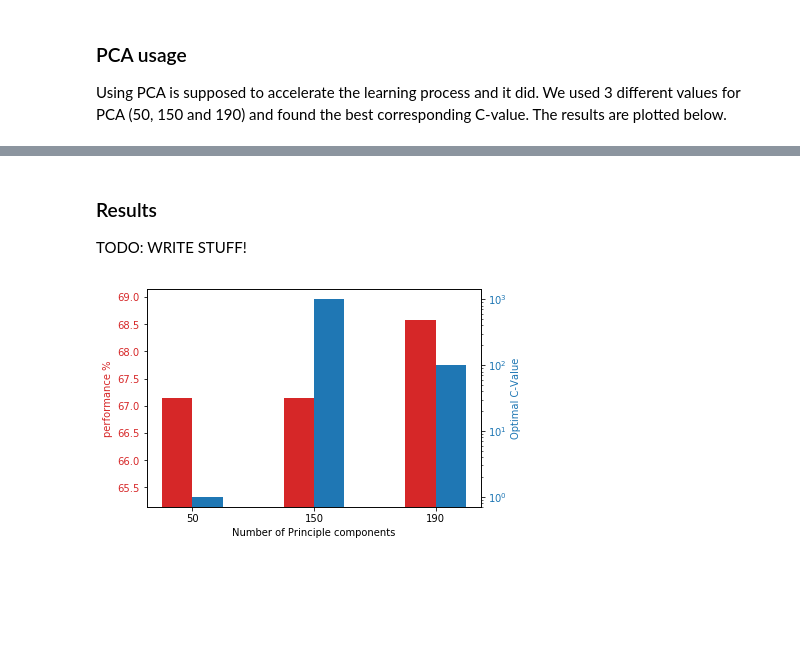
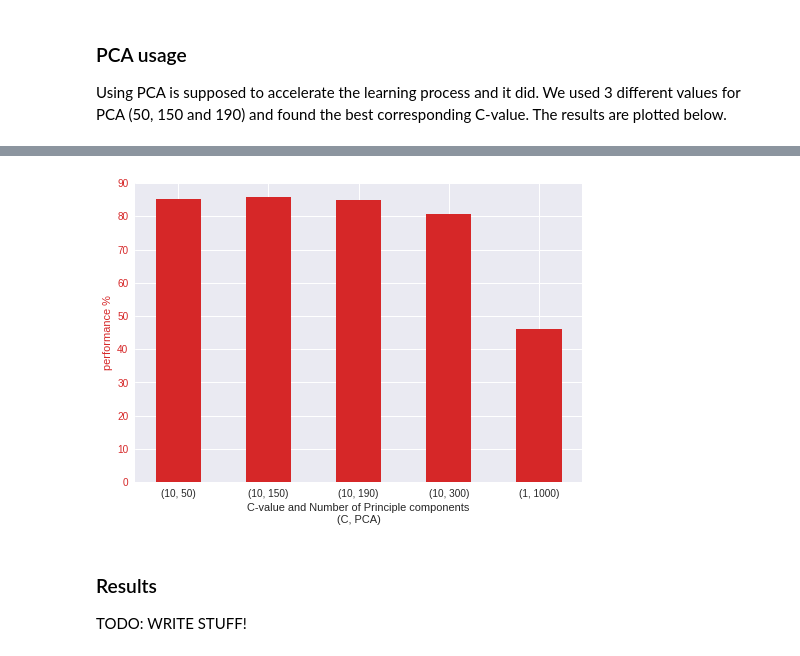
Before and after one commit to AbdelrahmanKhaledAmer/ML_Project, a Jupyter notebook: project2/Task1.ipynb, the cells around one changed output, grey strips where cells are left out. Cells and saved outputs as stored; diff of their text form; code cells hidden in the pictures; blank space fills up the shorter version.

```diff
--- a/project2/Task1.ipynb
+++ b/project2/Task1.ipynb
@@ -17,7 +17,7 @@ from sklearn.svm import SVC
 # %%
 lfw_people = fetch_lfw_people(
     data_home="/media/abdelrahman/CE92DD4992DD3725/GUC/Semester 9 Winter 2018/CSEN1067. Machine Learning Algorithms/Project/Project 1/code/project2/datasets/task1/lfw_funneled",
-    min_faces_per_person=10, resize=0.4,download_if_missing= False)
+    min_faces_per_person=70, resize=0.4,download_if_missing= True)
 
 # introspect the images arrays to find the shapes (for plotting)
 n_samples, h, w = lfw_people.images.shape
@@ -31,13 +31,13 @@ y = lfw_people.target
 target_names = lfw_people.target_names
 n_classes = target_names.shape[0]
 
-# print("Total dataset size:",X.shape)
-# print("n_samples: %d" % n_samples)
-# print("n_features: %d" % n_features)
-# print("n_classes: %d" % n_classes)
+print("Total dataset size:",X.shape)
+print("n_samples: %d" % n_samples)
+print("n_features: %d" % n_features)
+print("n_classes: %d" % n_classes)
 
 # Standardize the data set
 X = (X - X.mean()) / X.std()
 
 # split into a training and testing set
-X_train, X_test, y_train, y_test = train_test_split(X, y, test_size=0.25, random_state=42)
+X_train, X_test, y_train, y_test = train_test_split(X, y, test_size=0.20, random_state=42)
@@ -63,12 +90,12 @@ C-value of best estimator found by grid search:
 ### PCA usage
 Using PCA is supposed to accelerate the learning process and it did. We used 3 different values for PCA (50, 150 and 190) and found the best corresponding C-value. The results are plotted below.
 # %%
-from sklearn.metrics import accuracy_score
-from sklearn.metrics import f1_score
 # Compute a PCA (eigenfaces) on the face dataset (treated as unlabeled dataset): unsupervised feature extraction / dimensionality reduction
 used_n_components = []
 best_cs = []
 performance_acc = []
+best_acc = 0
+best_PCA = 0
 n_components_arr = [50, 150, 190, 300, 1000]
 for n_components in n_components_arr:
     print("Extracting the top %d eigenfaces from %d faces" % (n_components, X_train.shape[0]))
@@ -86,12 +113,13 @@ for n_components in n_components_arr:
     X_test_pca = pca.transform(X_test)
 
     print("Fitting the classifier to the training set")
-    param_grid = {'C': [1, 1e1, 1e2, 1e3], 'gamma': [0.0001, 0.0005, 0.001, 0.005, 0.01, 0.1]}
-    clf = GridSearchCV(SVC(kernel='rbf', class_weight='balanced'), param_grid, cv=5, iid=False)
+    param_grid = {'C': [1, 1e1, 1e2, 1e3]}
+    clf = GridSearchCV(SVC(), param_grid, cv=5, iid=False)
     clf = clf.fit(X_train_pca, y_train)
+
     print("C-value of best estimator found by grid search:", clf.best_estimator_.C)
     best_cs.append(clf.best_estimator_.C)
-    y_pred = clf.predict(X_test_pca)
-    performance_acc.append(accuracy_score(y_test, y_pred) * 100)
+    performance_acc.append(clf.score(X_test_pca, y_test) * 100)
+    print("score: ",clf.score(X_test_pca, y_test) * 100)
     print("")
 # %% [output]
@@ -115,34 +151,22 @@ Extracting the top 300 eigenfaces from 207 faces
+# %%
+fig, ax1 = plt.subplots()
+plt.xticks(np.arange(len(used_n_components)), list(zip(np.array(best_cs).astype(int), used_n_components)))
+
+width = 0.5
+
+ax1.set_xlabel('C-value and Number of Principle components\n(C, PCA)')
+
+color = 'tab:red'
+ax1.set_ylabel('performance %', color=color)
+# ax1.plot(used_n_components, performance_acc, color=color)
+ax1.bar(np.arange(len(performance_acc)), performance_acc, color=color, width=width)
+ax1.tick_params(axis='y', labelcolor=color)
+
+plt.show()
+# %% [output]
+[figure, added]
 # %% [markdown]
 ### Results
 TODO: WRITE STUFF!
-# %%
-# TODO: TRY OTHER GRAPHS (BAR GRAPH MIGHT BE A GOOD CHOICE)
-
-fig, ax1 = plt.subplots()
-plt.xticks(np.arange(len(used_n_components)), used_n_components)
-
-width = 0.25
-
-ax1.set_xlabel('Number of Principle components')
-
-color = 'tab:red'
-ax1.set_ylabel('performance %', color=color)
-# ax1.plot(used_n_components, performance_acc, color=color)
-ax1.bar(np.arange(len(performance_acc)) - width/2, performance_acc, color=color, width=width)
-ax1.tick_params(axis='y', labelcolor=color)
-ax1.set_ylim(bottom=np.min(performance_acc) - 2, top=np.min(performance_acc) + 2)
-
-ax2 = ax1.twinx()
-
-color = 'tab:blue'
-ax2.set_ylabel('Optimal C-Value', color=color)
-# ax2.plot(used_n_components, best_cs, color=color)
-ax2.bar(np.arange(len(best_cs)) + width/2, best_cs, color=color, width=width)
-ax2.tick_params(axis='y', labelcolor=color)
-ax2.set_yscale("log")
-
-plt.show()
-# %% [output]
-[figure, removed]
 # %%
 # Quantitative evaluation of the model quality on the test set
```
Also changed, not shown: parts of 11 cells of this notebook, 2 other files.
